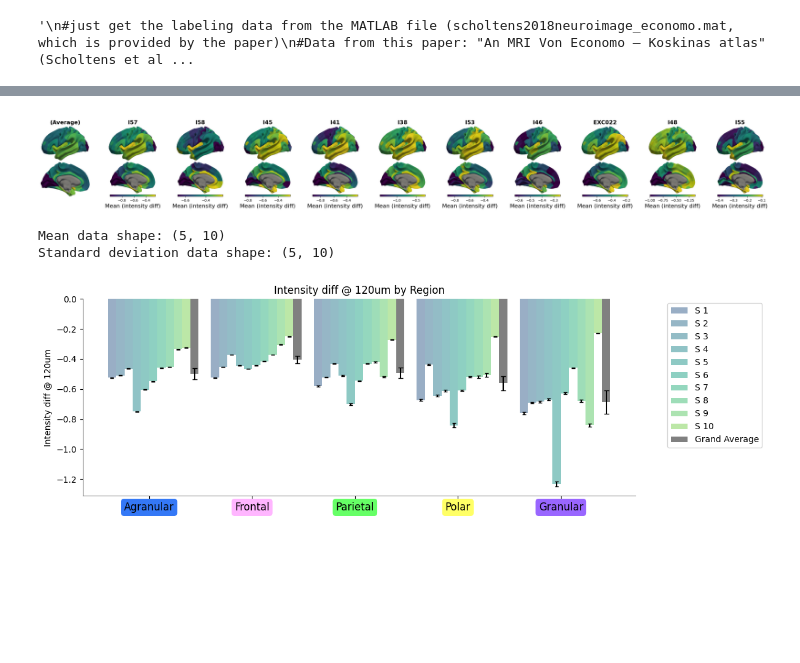
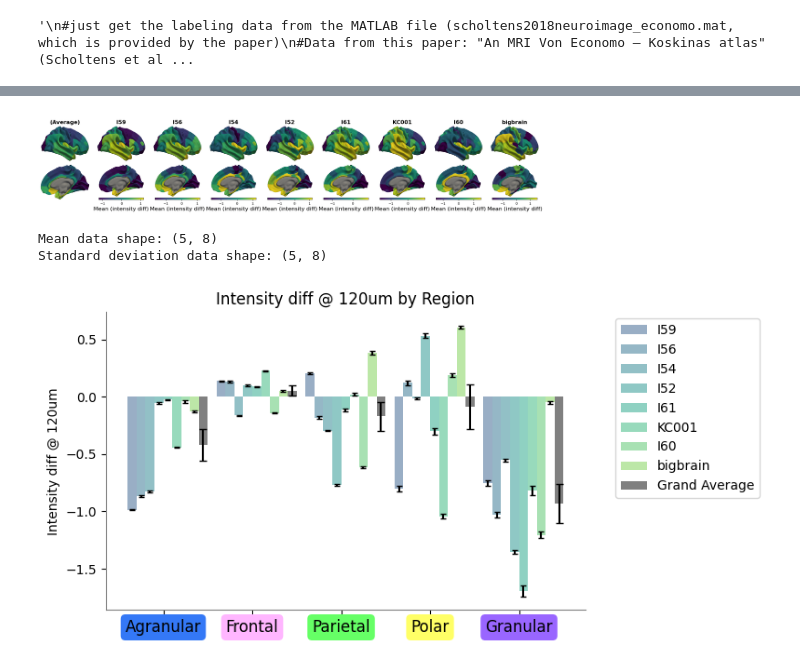
Before and after one commit to dyjung130/cortical_layer, a Jupyter notebook: jupyter-notebook/082725_cyto_parcellate/run_cyto_von_parcellation.ipynb, the cells around one changed output, grey strips where cells are left out. Saved outputs shown, nothing was run; the diff lists cells and outputs as text; code cells hidden in the pictures; blank space fills up the shorter version.

```diff
--- a/jupyter-notebook/082725_cyto_parcellate/run_cyto_von_parcellation.ipynb
+++ b/jupyter-notebook/082725_cyto_parcellate/run_cyto_von_parcellation.ipynb
@@ -296,0 +382,16 @@ at zero: 3 , dist_array: 0.12
+# %%
+tmp_32k_lh = nib.load('/Users/dennis.jungchildmind.org/Desktop/BigBrain/BigBrainRelease.2015/BigBrainWarp_Support/BigBrain_to_fsLR/inmap_BigBrain_outmap_fsLR/output/bigbrain_lh_layer3_32k.shape.gii')
+
+tmp_32k_rh = nib.load('/Users/dennis.jungchildmind.org/Desktop/BigBrain/BigBrainRelease.2015/BigBrainWarp_Support/BigBrain_to_fsLR/inmap_BigBrain_outmap_fsLR/output/bigbrain_rh_layer3_32k.shape.gii')
+
+
+#add these
+# %%
+print(len(lh_intensity_data_at_zero_120um))
+#append bigbrain to the intensity data
+lh_intensity_data_at_zero_120um = lh_intensity_data_at_zero_120um + [tmp_32k_lh.darrays[0].data]
+print(len(lh_intensity_data_at_zero_120um))
+
+#same for the rh
+rh_intensity_data_at_zero_120um = rh_intensity_data_at_zero_120um + [tmp_32k_rh.darrays[0].data]
+print(len(rh_intensity_data_at_zero_120um))
@@ -423,14 +545,14 @@ print(data_parc.shape)
 
 
 plot_individual_data = True
-plot_hemi = 'lh'
+plot_hemi = 'rh'
 data_type = 'mean' #'mean' or 'var'
 cmap = 'viridis'
 #atlas = von_ek_atlas
 # Surface files and settings
 lh_surf = '/Users/dennis.jungchildmind.org/Downloads/HCP_S1200_Atlas_Z4_pkXDZ/S1200.L.white_MSMAll.32k_fs_LR.surf.gii'
 rh_surf = '/Users/dennis.jungchildmind.org/Downloads/HCP_S1200_Atlas_Z4_pkXDZ/S1200.R.white_MSMAll.32k_fs_LR.surf.gii'
-do_zscore = False
+do_zscore = True
 
 def mask_data(data, atlas_data):
     data_masked = data.copy()
@@ -473,7 +595,7 @@ if plot_individual_data:
         data2plot_avg = np.nanmedian(data_parc,axis=1)
 
     #economo_koskinas_atlas_rh
-    data2plot_sub = data_parc
+    data2plot_sub = data_parc_zscore
 
 
     # economo_koskinas_atlas_rh
@@ -553,7 +675,7 @@ if plot_individual_data:
     plt.tight_layout()
     plt.show()
 # %% [output]
-[figure, old version]
+[figure, new version]
 # %%
 #average within the economo_koskinas_atlas_rh   (economo_koskinas_atlas_lh and _rh are the same)
 atlas_to_use = economo_koskinas_atlas_rh
@@ -561,12 +683,26 @@ atlas_unique = np.unique(atlas_to_use)[1:]
 data2plot_sub_mean = np.zeros((len(atlas_unique),data2plot_sub.shape[1]))
 data2plot_sub_std = np.zeros((len(atlas_unique),data2plot_sub.shape[1]))
 data2plot_sub_sem = np.zeros((len(atlas_unique),data2plot_sub.shape[1]))
+
+
+#do parcellation within each area
 for i in range(data2plot_sub.shape[1]):
     #for each unique parcellation
     for j in range(atlas_unique.shape[0]):
         indices = np.where(atlas_unique[j] == atlas_to_use)[0]
-        data2plot_sub_mean[j,i] = np.nanmean(data2plot_sub[indices,i])
-        data2plot_sub_std[j,i] = np.nanstd(data2plot_sub[indices,i])
+        tmp = data2plot_sub[:,i]
+
+        if do_zscore:
+            tmp = zscore(tmp)
+
+        tmp = tmp[indices]
+        tmp_mean = np.nanmean(tmp)
+        tmp_std = np.nanstd(tmp)
+        tmp = tmp[(tmp > tmp_mean - 2*tmp_std) & (tmp < tmp_mean + 2*tmp_std)]
+
+        #
+        data2plot_sub_mean[j,i] = np.nanmean(tmp)
+        data2plot_sub_std[j,i] = np.nanstd(tmp)
         data2plot_sub_sem[j,i] = data2plot_sub_std[j,i] / np.sqrt(len(indices)-1)# sample SEM
 
 print(f"Mean data shape: {data2plot_sub_mean.shape}")
@@ -574,7 +710,7 @@ print(f"Standard deviation data shape: {data2plot_sub_sem.shape}")
 
 
 # Create a minimalistic bar plot
-plt.figure(figsize=(12,4))
+plt.figure(figsize=(8,4))
 
 # Use viridis color palette for subjects
 colors = plt.cm.viridis(np.linspace(0.3, 0.8, data2plot_sub_mean.shape[1]))
@@ -587,7 +723,7 @@ for i in range(data2plot_sub_mean.shape[1]):
     x_offset = x_values + (i - data2plot_sub_mean.shape[1]/2 + 0.5) * bar_width
     plt.bar(x_offset, data2plot_sub_mean[:, i], yerr=data2plot_sub_sem[:, i],
             width=bar_width, alpha=0.5, capsize=2,
-            color=colors[i], label=f'S {i+1}')
+            color=colors[i], label=f'{subject_names[i]}')
 
 # Calculate and plot grand average
 grand_average = np.nanmean(data2plot_sub_mean, axis=1)
@@ -595,33 +731,33 @@ grand_sem = np.nanstd(data2plot_sub_mean, axis=1) / np.sqrt(data2plot_sub_mean.s
 
 x_offset_grand = x_values + (data2plot_sub_mean.shape[1]/2) * bar_width + bar_width/2
 plt.bar(x_offset_grand, grand_average, yerr=grand_sem,
          width=bar_width, alpha=1, capsize=3,
          color='grey', label='Grand Average', zorder=10)
 
 # Styling
 plt.ylabel(f'Intensity diff @ {RESOLUTION}')
 plt.title(f'Intensity diff @ {RESOLUTION} by Region')
 
 # Clean up spines
 ax = plt.gca()
 ax.spines['top'].set_visible(False)
 ax.spines['right'].set_visible(False)
 ax.spines['left'].set_color('gray')
 ax.spines['bottom'].set_color('gray')
 
 # Set x-tick labels with colored backgrounds
 ax.set_xticks(x_values)
 ax.set_xticklabels(CYTO5_NAME, fontsize=12, rotation=0, ha='center')
 
 for i, (tick_label, region_name) in enumerate(zip(ax.get_xticklabels(), CYTO5_NAME)):
     tick_label.set_bbox(dict(boxstyle="round,pad=0.3",
                             facecolor=CYTO5_COLORS[region_name], alpha=1, edgecolor='none'))
 
 # Add legend
 plt.legend(bbox_to_anchor=(1.05, 1), loc='upper left')
 plt.tight_layout()
 plt.show()
 # %% [output]
-Mean data shape: (5, 10)
-Standard deviation data shape: (5, 10)
+Mean data shape: (5, 8)
+Standard deviation data shape: (5, 8)
-[figure, old version]
+[figure, new version]
```
Also changed, not shown: parts of 11 cells of this notebook, 25 other files.
